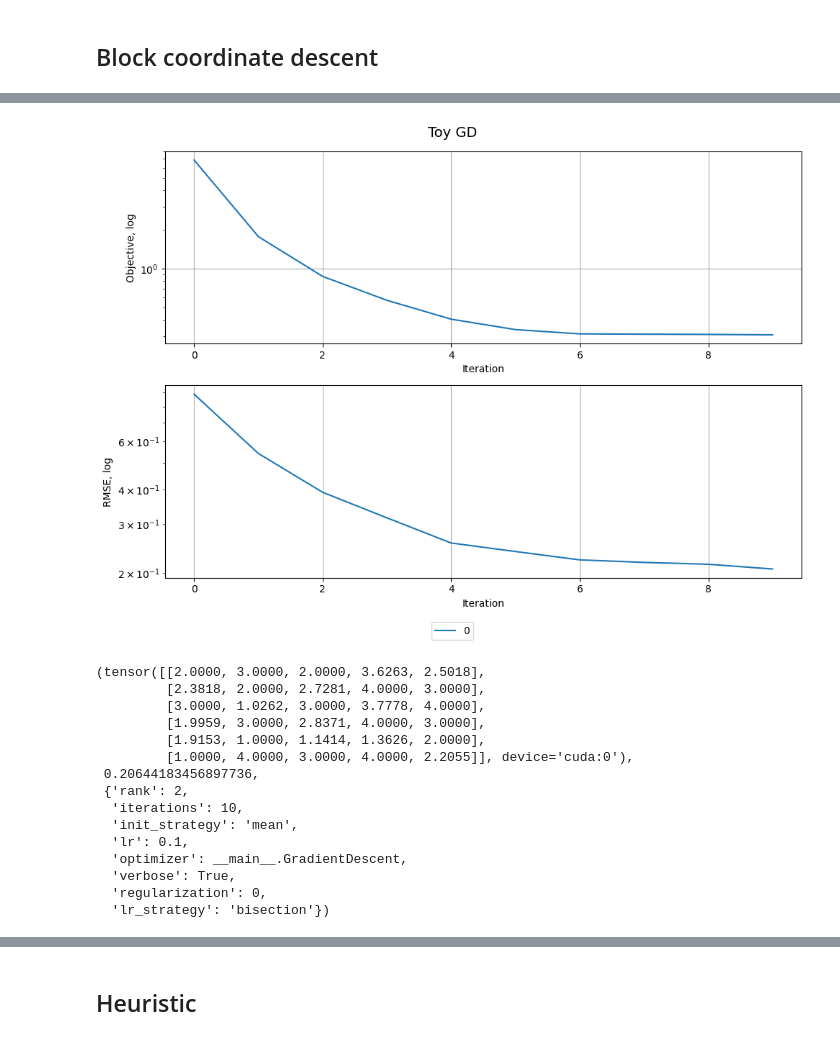
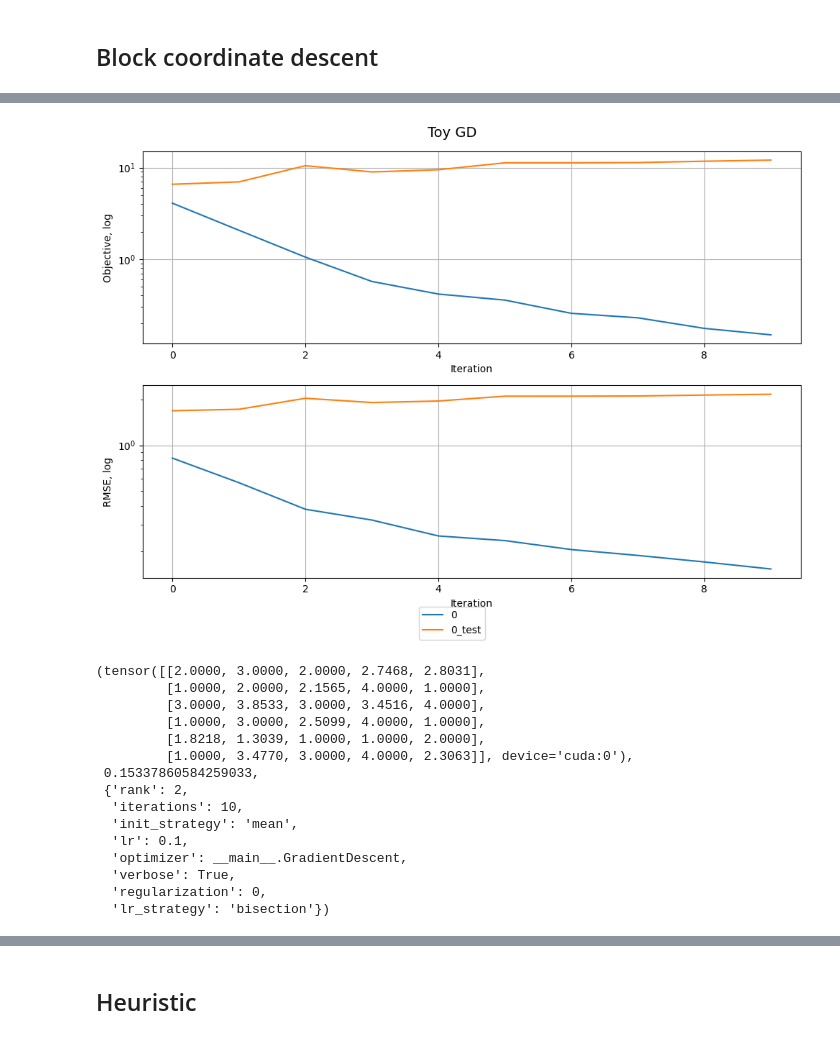
Before and after one commit to dsomni/hdda-f24, a Jupyter notebook: solution_no_val.ipynb, the cells around one changed output, grey strips where cells are left out. Cells and saved outputs as stored; diff of their text form; code cells hidden in the pictures.

```diff
--- a/solution_no_val.ipynb
+++ b/solution_no_val.ipynb
@@ -60,6 +60,7 @@ def rmse_score(
 def choose_best(
     matrix: torch.tensor,
     mask: torch.tensor,
+    test_mask: torch.tensor,
     solver: Callable,
     possible_params: dict,
     loss_param: str = "rmse",
@@ -71,7 +72,7 @@ def choose_best(
     log_dicts = {}
 
     for params in get_params_combinations_dict(possible_params):
-        solution, log_dict = solver(matrix, mask, **params)
+        solution, log_dict = solver(matrix, mask, test_mask, **params)
         log_dicts[str(params)] = log_dict
 
         loss = log_dict[loss_param][-1]
@@ -100,8 +101,10 @@ def plot_log_dicts(log_dicts: dict, title: str):
     axs[1].set_yscale("log")
 
     for idx, (name, log_dict) in enumerate(log_dicts.items()):
-        axs[0].plot(log_dict["iteration"], log_dict["objective"], label=idx)
-        axs[1].plot(log_dict["iteration"], log_dict["rmse"], label=idx)
+        axs[0].plot(log_dict["iteration"], log_dict["objective"], label=f"{idx}")
+        axs[0].plot(log_dict["iteration"], log_dict["objective_test"], label=f"{idx}_test")
+        axs[1].plot(log_dict["iteration"], log_dict["rmse"], label=f"{idx}")
+        axs[1].plot(log_dict["iteration"], log_dict["rmse_test"], label=f"{idx}_test")
 
     fig.suptitle(title, fontsize=14)
 
@@ -121,19 +146,19 @@ def plot_log_dicts(log_dicts: dict, title: str):
 # %% [markdown]
 ### Toy data
 # %%
-toy_matrix = (
-    torch.tensor(
-        [
-            [2, 3, 2, 0, 0],
-            [0, 2, 0, 4, 3],
-            [3, 0, 3, 0, 4],
-            [0, 3, 0, 4, 3],
-            [0, 0, 0, 0, 2],
-            [1, 4, 3, 4, 0],
-        ]
-    )
-    .float()
-    .to(DEVICE)
-)  # 0  for unknown
+toy_matrix_full = np.array(
+    [
+        [2, 3, 2, 0, 0],
+        [0, 2, 0, 4, 3],
+        [3, 0, 3, 0, 4],
+        [0, 3, 0, 4, 3],
+        [0, 0, 0, 0, 2],
+        [1, 4, 3, 4, 0],
+    ]
+)
 
-toy_mask = toy_matrix != 0
+toy_mask_full = toy_matrix_full != 0
+# %%
+toy_matrix, toy_mask, toy_test_mask, toy_matrix_full, toy_mask_full = train_test_split_matrix(
+    toy_matrix_full, toy_mask_full, test_percent=0.2
+)
@@ -823,32 +1369,33 @@ def block_gd(
 # %%
 gd_toy_res = choose_best(
     toy_matrix,
     toy_mask,
+    toy_test_mask,
     block_gd,
     {
         "rank": 2,
         "iterations": 10,
         "init_strategy": "mean",
         "lr": 1e-1,
         "optimizer": GradientDescent,
         "verbose": True,
         "regularization": 0,
         "lr_strategy": "bisection",
     },
 )
 
 plot_log_dicts(gd_toy_res[-1], "Toy GD")
 
 gd_toy_res[:-1]
 # %% [output]
-[figure, old version]
+[figure, new version]
-(tensor([[2.0000, 3.0000, 2.0000, 3.6263, 2.5018],
-         [2.3818, 2.0000, 2.7281, 4.0000, 3.0000],
-         [3.0000, 1.0262, 3.0000, 3.7778, 4.0000],
-         [1.9959, 3.0000, 2.8371, 4.0000, 3.0000],
-         [1.9153, 1.0000, 1.1414, 1.3626, 2.0000],
-         [1.0000, 4.0000, 3.0000, 4.0000, 2.2055]], device='cuda:0'),
- 0.20644183456897736,
+(tensor([[2.0000, 3.0000, 2.0000, 2.7468, 2.8031],
+         [1.0000, 2.0000, 2.1565, 4.0000, 1.0000],
+         [3.0000, 3.8533, 3.0000, 3.4516, 4.0000],
+         [1.0000, 3.0000, 2.5099, 4.0000, 1.0000],
+         [1.8218, 1.3039, 1.0000, 1.0000, 2.0000],
+         [1.0000, 3.4770, 3.0000, 4.0000, 2.3063]], device='cuda:0'),
+ 0.15337860584259033,
  {'rank': 2,
   'iterations': 10,
   'init_strategy': 'mean',
```
Also changed, not shown: parts of 22 cells of this notebook, 1 other file.
